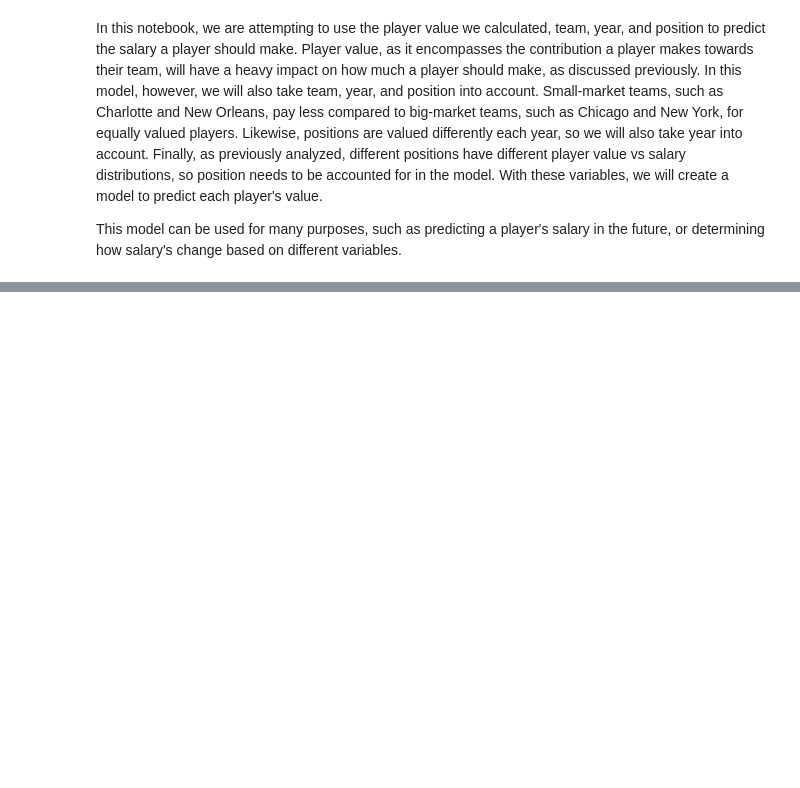
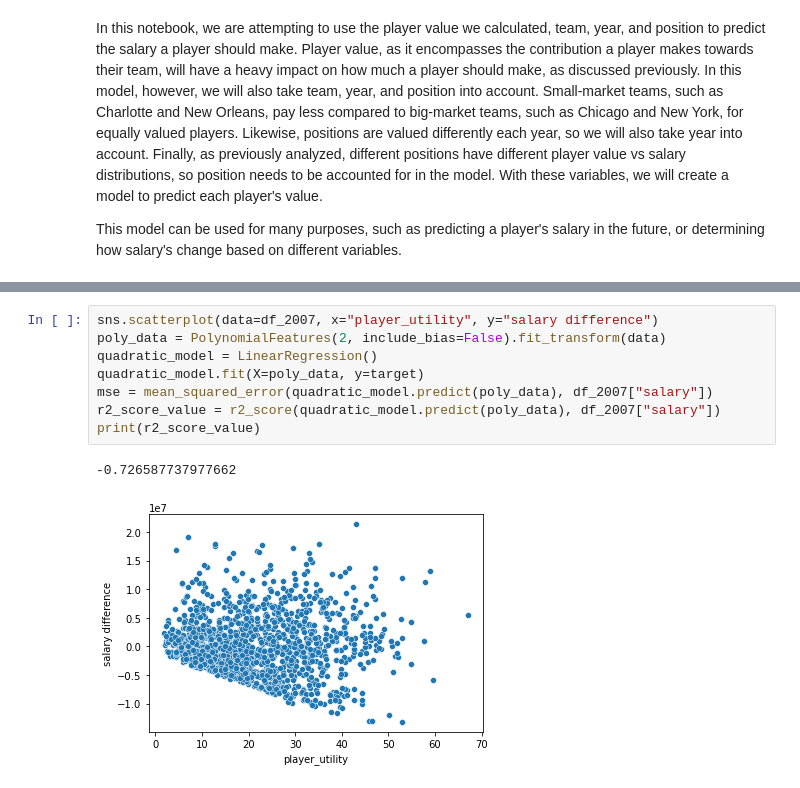
Before and after one commit to matteo8p/NBA_Analysis, a Jupyter notebook: Predicting Player Salary .ipynb, the cells around one changed output, grey strips where cells are left out. Cells and saved outputs as stored; diff of their text form; blank space fills up the shorter version.

```diff
--- a/Predicting Player Salary .ipynb
+++ b/Predicting Player Salary .ipynb
@@ -61,0 +64,11 @@ r^2 score: -0.8090615617611896
+# %%
+sns.scatterplot(data=df_2007, x="player_utility", y="salary difference")
+poly_data = PolynomialFeatures(2, include_bias=False).fit_transform(data)
+quadratic_model = LinearRegression()
+quadratic_model.fit(X=poly_data, y=target)
+mse = mean_squared_error(quadratic_model.predict(poly_data), df_2007["salary"])
+r2_score_value = r2_score(quadratic_model.predict(poly_data), df_2007["salary"])
+print(r2_score_value)
+# %% [output]
+-0.726587737977662
+[figure, added]
```
Also changed, not shown: parts of 6 cells of this notebook.
